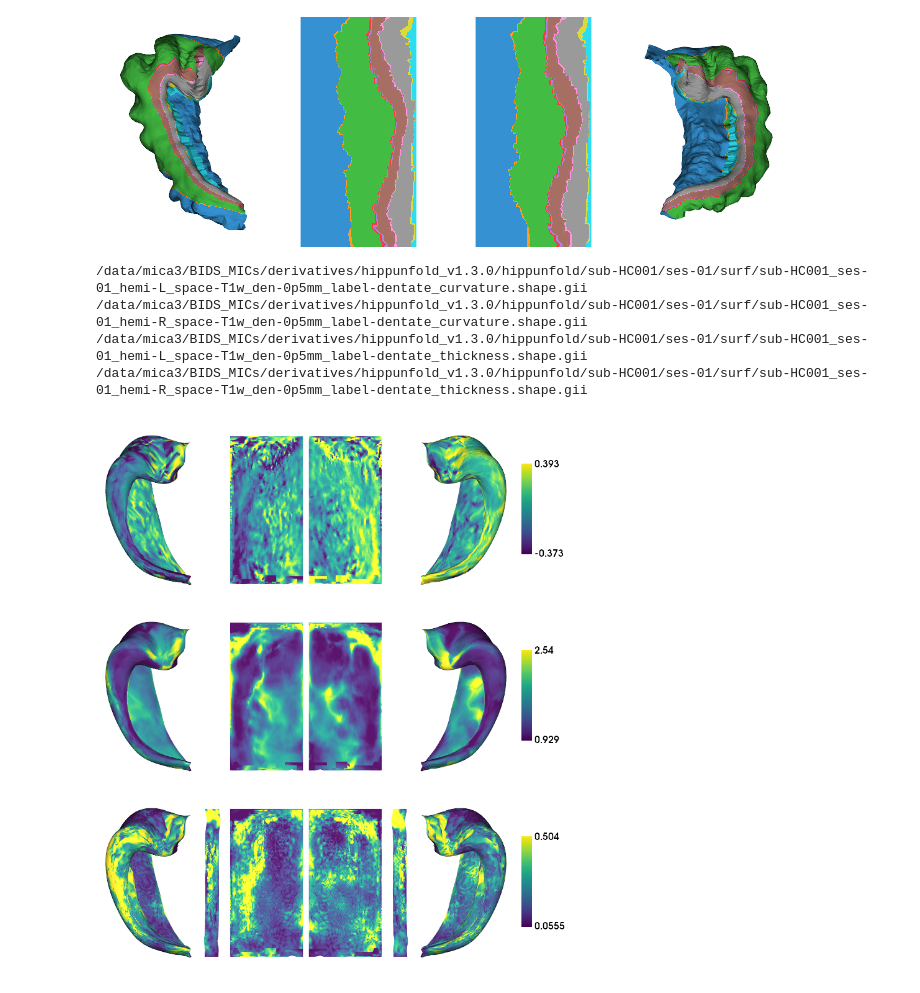
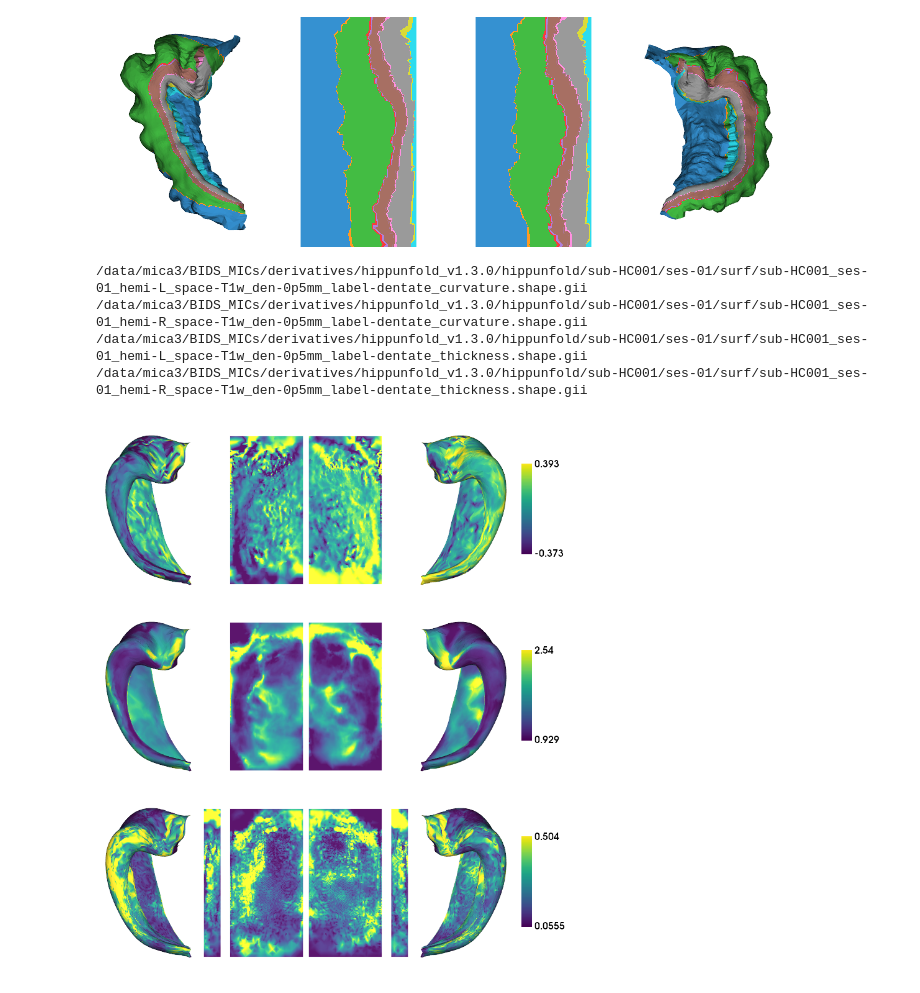
Before and after one commit to jordandekraker/hippunfold_toolbox, a Jupyter notebook: notebooks/plotting_tester.ipynb, the cells around one changed output. Drawn from its saved outputs; the diff is of its cells as text; code cells hidden in the pictures.

Commit message:
a few touchups to unfolded compression

```diff
--- a/notebooks/plotting_tester.ipynb
+++ b/notebooks/plotting_tester.ipynb
@@ -46,32 +56,32 @@ subs = ['sub-HC001']
 ses='ses-01'
 features = ['curvature', 'thickness', 'surfarea']
 hemis = ['L','R']
 labels=['hipp','dentate']
 den = 'den-0p5mm'
 size=[400,200]
 resourcesdir = '/export03/data/opt/hippunfold_toolbox/resources'
 
 ind = [range(7262), range(7262,7262+1788)]
 hipp_dat = np.zeros([7262+1788,2,len(subs),len(features)])*np.nan
 for f,feature in enumerate(features):
     for s,sub in enumerate(subs):
         for h,hemi in enumerate(hemis):
             for l,label in enumerate(labels):
                 fn = f'{hippunfold_dir}/{sub}/{ses}/surf/'\
                                  f'{sub}_{ses}_hemi-{hemi}_space-T1w'\
                                  f'_den-0p5mm_label-{label}_{feature}.shape.gii'
                 try:
                     d = nib.load(fn)
                     hipp_dat[ind[l],h,s,f] = d.darrays[0].data
                 except:
                     print(fn)
 
 importlib.reload(utils)
 importlib.reload(plotting)
-plotting.surfplot_canonical_foldunfold(hipp_dat[:,:,0,:], tighten_cwindow=True, unfoldAPrescale=True, embed_nb=True, color_bar='right', share='row')
+plotting.surfplot_canonical_foldunfold(hipp_dat[:,:,0,:], tighten_cwindow=True, unfoldAPrescale=False, embed_nb=True, color_bar='right', share='row')
 # %% [output]
 /data/mica3/BIDS_MICs/derivatives/hippunfold_v1.3.0/hippunfold/sub-HC001/ses-01/surf/sub-HC001_ses-01_hemi-L_space-T1w_den-0p5mm_label-dentate_curvature.shape.gii
 /data/mica3/BIDS_MICs/derivatives/hippunfold_v1.3.0/hippunfold/sub-HC001/ses-01/surf/sub-HC001_ses-01_hemi-R_space-T1w_den-0p5mm_label-dentate_curvature.shape.gii
 /data/mica3/BIDS_MICs/derivatives/hippunfold_v1.3.0/hippunfold/sub-HC001/ses-01/surf/sub-HC001_ses-01_hemi-L_space-T1w_den-0p5mm_label-dentate_thickness.shape.gii
 /data/mica3/BIDS_MICs/derivatives/hippunfold_v1.3.0/hippunfold/sub-HC001/ses-01/surf/sub-HC001_ses-01_hemi-R_space-T1w_den-0p5mm_label-dentate_thickness.shape.gii
-[figure, old version]
+[figure, new version]
```
Also changed, not shown: parts of 3 cells of this notebook, 3 other files.
